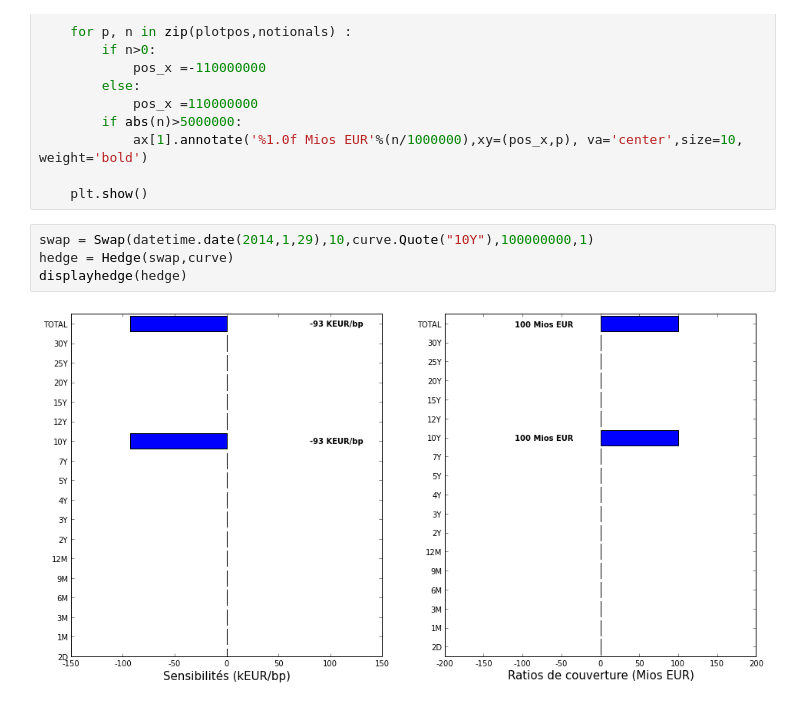
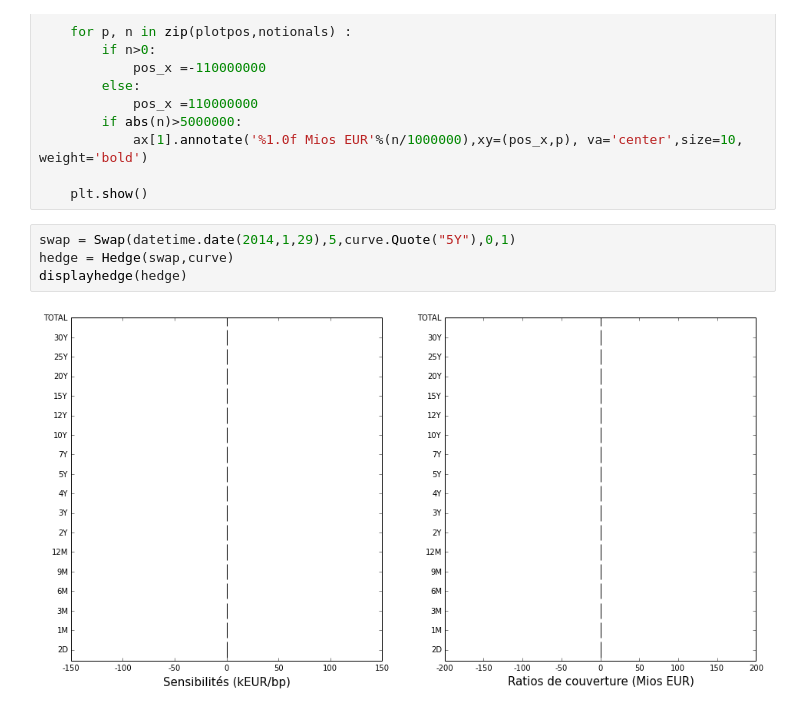
Before and after one commit to rguillemot/Formation_Finance, a Jupyter notebook: Derives_de_taux/notebook/Calage de la courbe des taux.ipynb, the cells around one changed output. Drawn from its saved outputs; the diff is of its cells as text.

```diff
--- a/Derives_de_taux/notebook/Calage de la courbe des taux.ipynb
+++ b/Derives_de_taux/notebook/Calage de la courbe des taux.ipynb
@@ -578,8 +580,8 @@ def displayhedge(hedge):
 
     plt.show()
 # %%
-swap = Swap(datetime.date(2014,1,29),10,curve.Quote("10Y"),100000000,1)
+swap = Swap(datetime.date(2014,1,29),5,curve.Quote("5Y"),0,1)
 hedge = Hedge(swap,curve)
 displayhedge(hedge)
 # %% [output]
-[figure, old version]
+[figure, new version]
```
Also changed, not shown: parts of 3 cells of this notebook, 5 other files.
